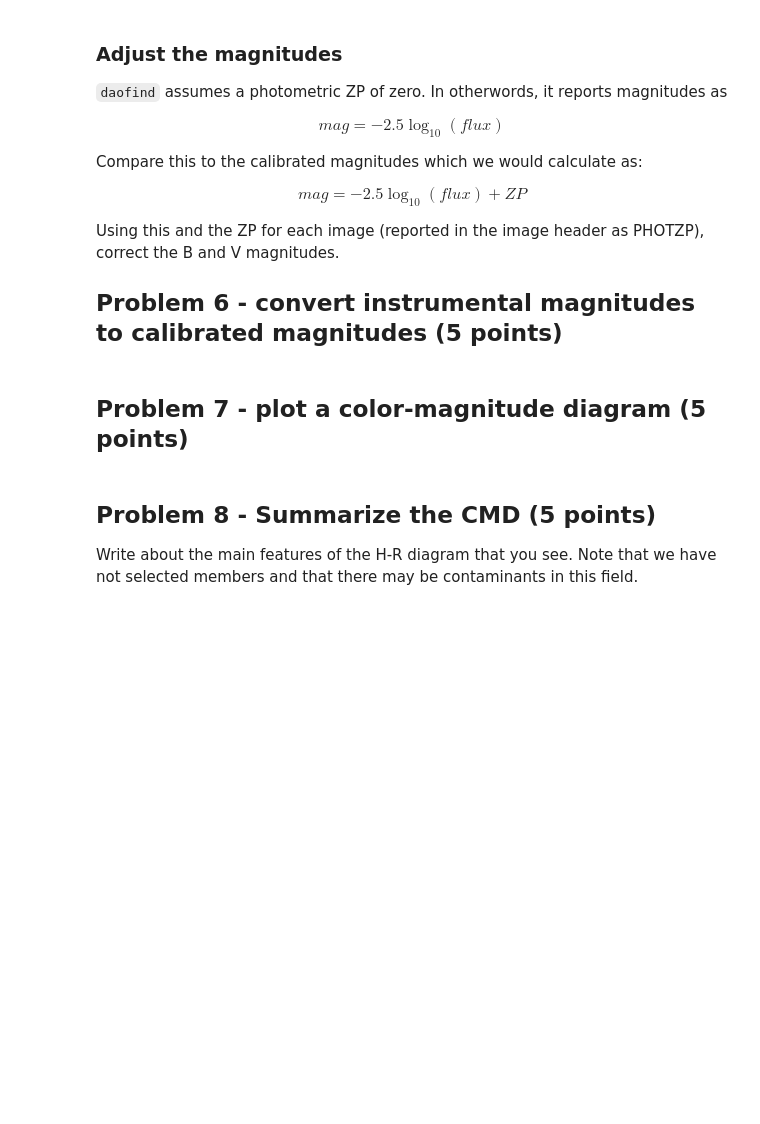
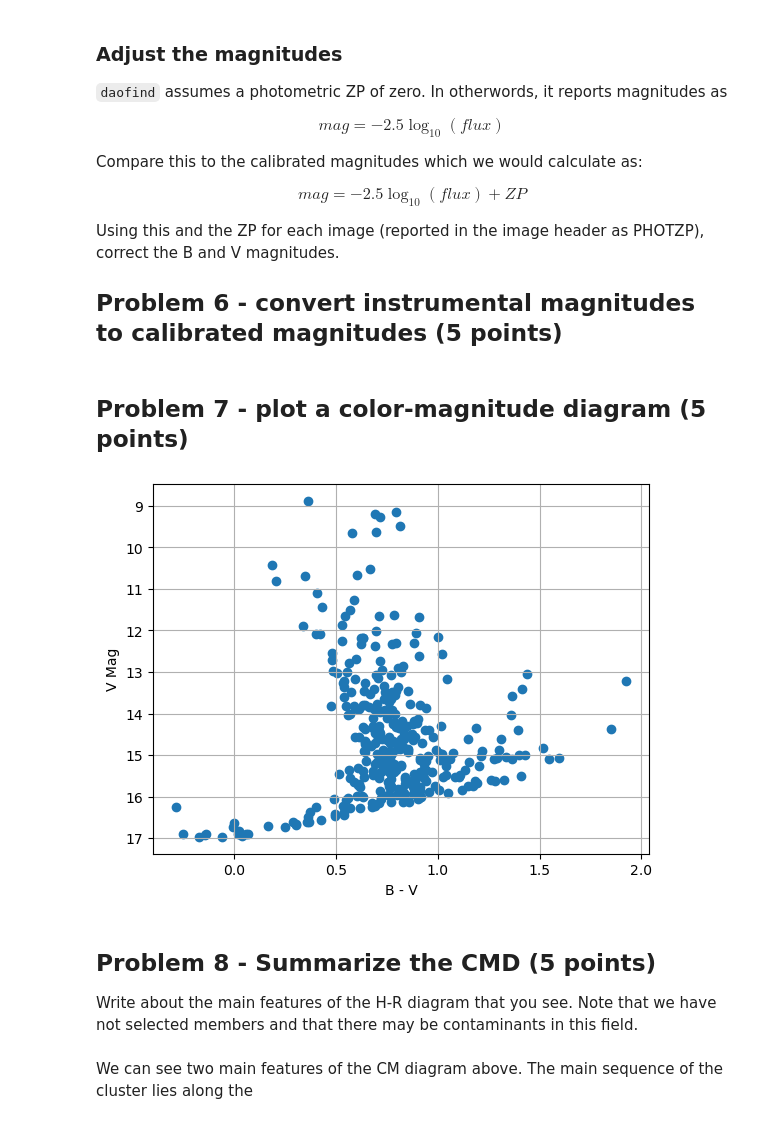
Before and after one commit to josephhand/Reductionproject_student, a Jupyter notebook: cluster_photometry_student.ipynb, the cells around one changed output. Cells and saved outputs as stored; diff of their text form; code cells hidden in the pictures; blank space fills up the shorter version.

```diff
--- a/cluster_photometry_student.ipynb
+++ b/cluster_photometry_student.ipynb
@@ -494,14 +516,28 @@ Using this and the ZP for each image (reported in the image header as PHOTZP), c
 # %%
 #***********************
 # your code to convert instrumental magnitudes in each band to calibrated magnitudes.
+
+# Correct the B-band magnitudes
+bmag_calibrated = bmag + float(header_b['PHOTZP'])
+
+# Correct the V-band magnitudes
+vmag_calibrated = vmag + float(header_g['PHOTZP'])
 # %% [markdown]
 ## Problem 7 - plot a color-magnitude diagram (5 points)
 # %%
 #**************************
 # your figure here
+plt.scatter(bmag_calibrated - vmag_calibrated, vmag_calibrated)
+
+plt.xlabel('B - V')
+plt.ylabel('V Mag')
 
 plt.gca().invert_yaxis()
 plt.grid(True)
+# %% [output]
+[figure, added]
 # %% [markdown]
 ## Problem 8 - Summarize the CMD (5 points)
 Write about the main features of the H-R diagram that you see.  Note that we have not selected members and that there may be contaminants in this field.
+# %% [markdown]
+We can see two main features of the CM diagram above. The main sequence of the cluster lies along the
```
Also changed, not shown: parts of 7 cells of this notebook, 1 other file.
